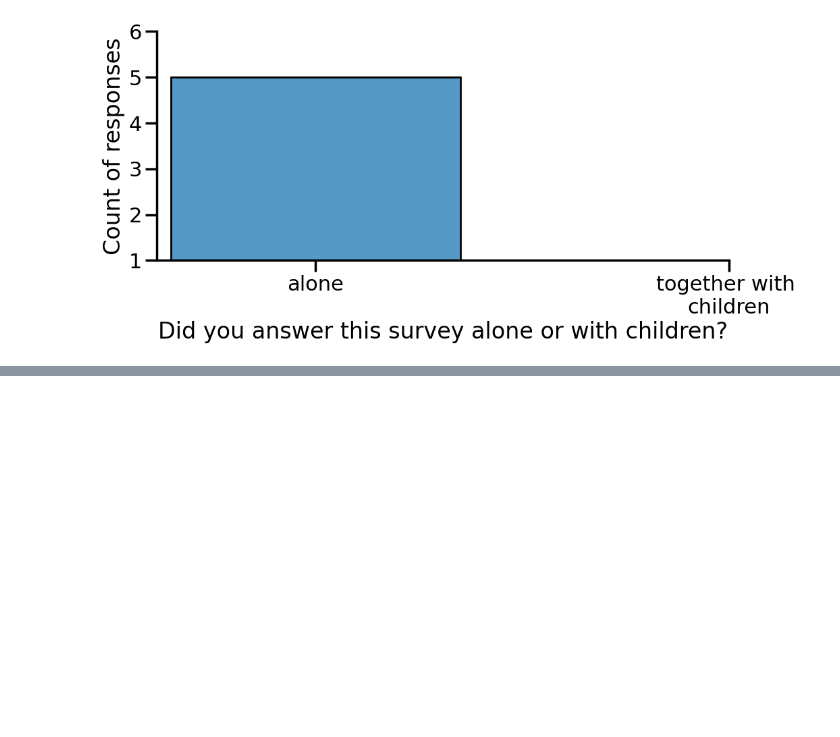
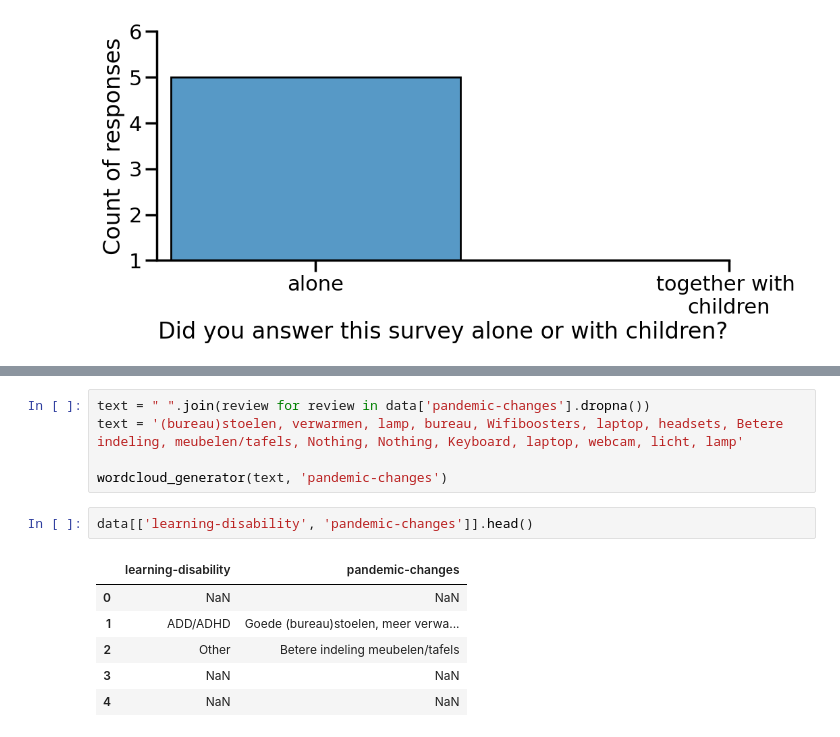
Before and after one commit to shrutirao94/spatial-inequality-nl-analysis, a Jupyter notebook: analysis.ipynb, the cells around one changed output, grey strips where cells are left out. Cells and saved outputs as stored; diff of their text form; blank space fills up the shorter version.

```diff
--- a/analysis.ipynb
+++ b/analysis.ipynb
@@ -396,0 +419,14 @@ plt.savefig('plots/conclusion/next-steps.jpg', dpi=300, bbox_inches='tight')
+# %%
+text = " ".join(review for review in data['pandemic-changes'].dropna())
+text = '(bureau)stoelen, verwarmen, lamp, bureau, Wifiboosters, laptop, headsets, Betere indeling, meubelen/tafels, Nothing, Nothing, Keyboard, laptop, webcam, licht, lamp'
+
+wordcloud_generator(text, 'pandemic-changes')
+# %%
+data[['learning-disability', 'pandemic-changes']].head()
+# %% [output]
+|  | learning-disability | pandemic-changes |
+| 0 | NaN | NaN |
+| 1 | ADD/ADHD | Goede (bureau)stoelen, meer verwa... |
+| 2 | Other | Betere indeling meubelen/tafels |
+| 3 | NaN | NaN |
+| 4 | NaN | NaN |
```
Also changed, not shown: parts of 4 cells of this notebook, 4 other files.
